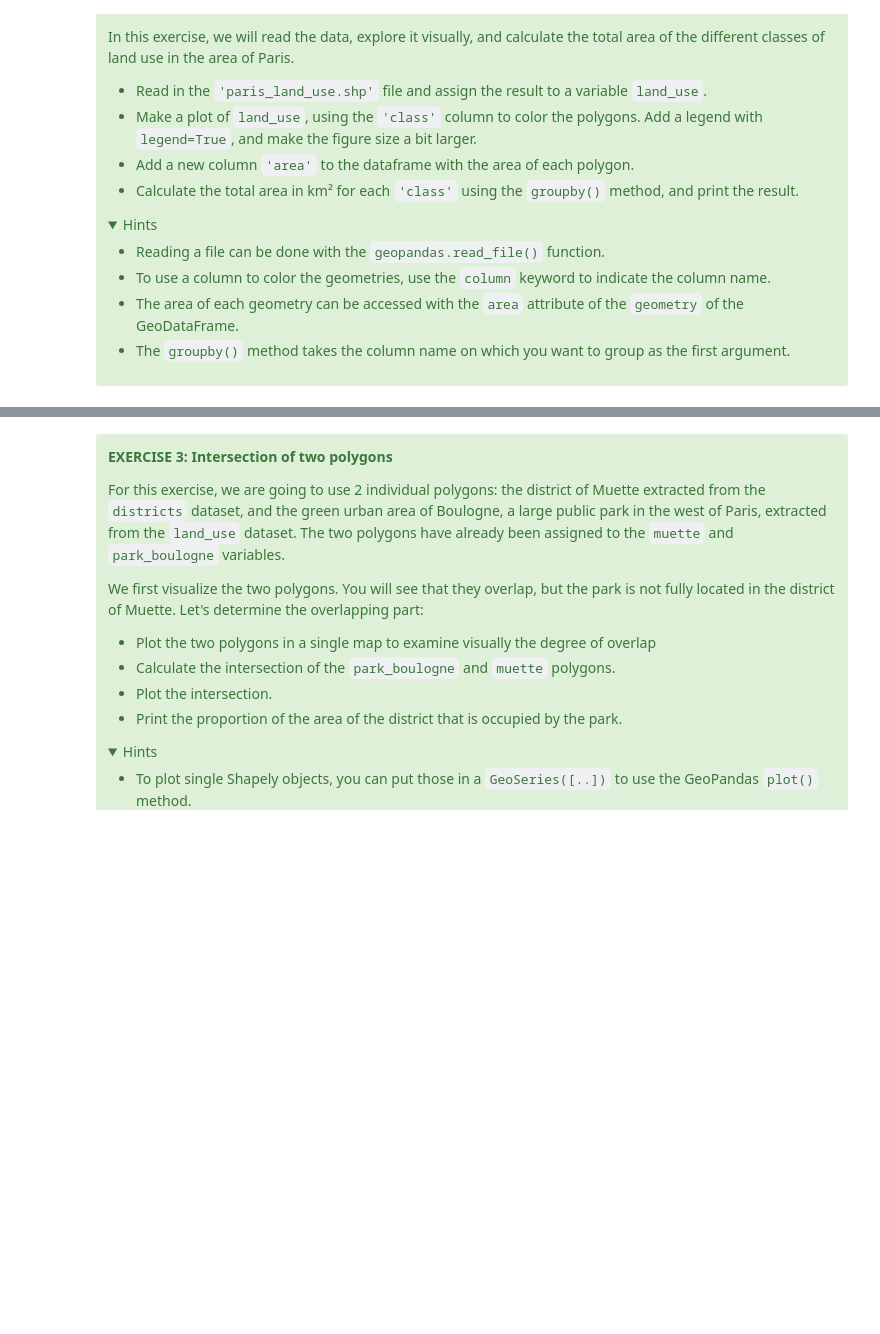
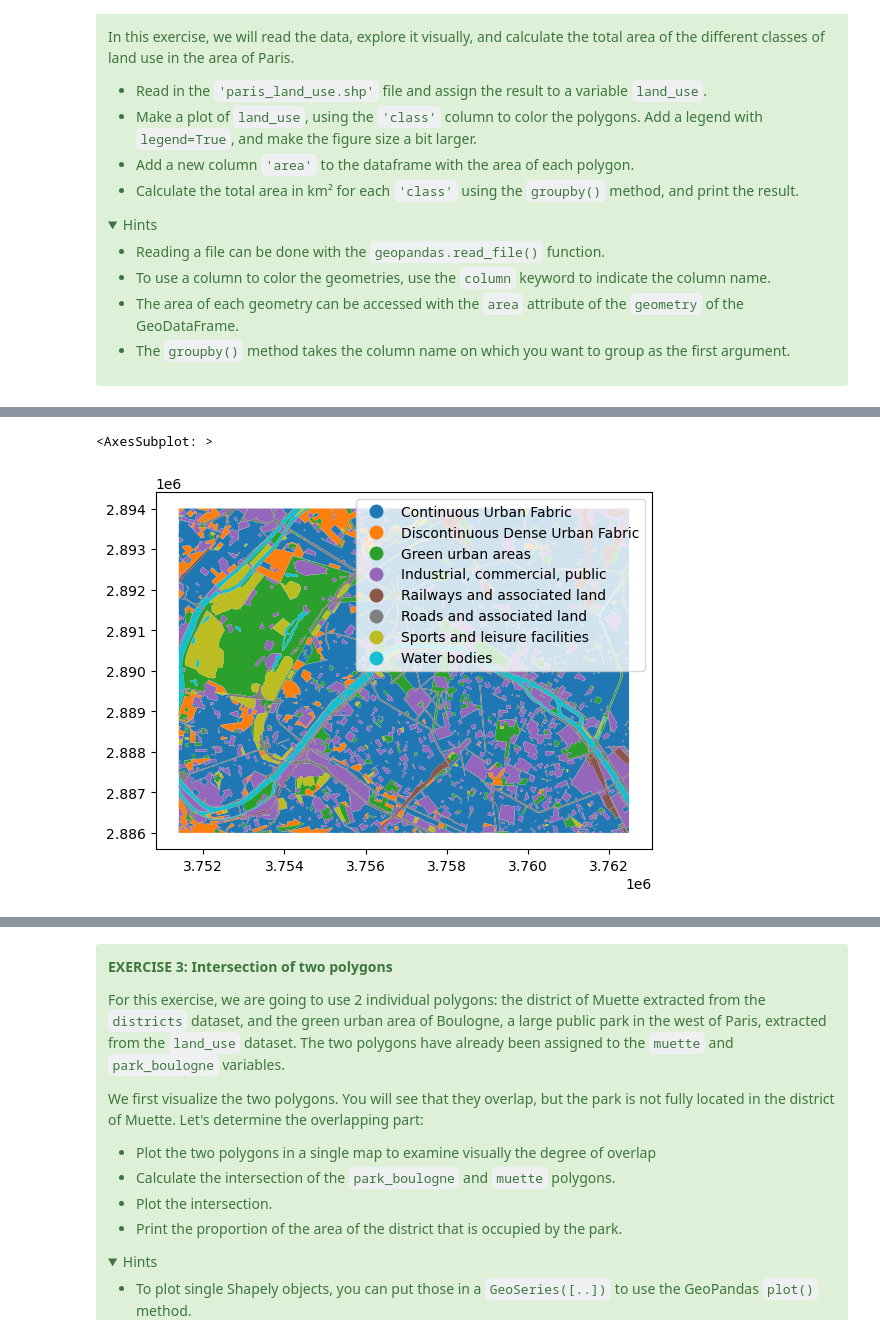
Before and after one commit to SYuGao/geopandas-tutorial, a Jupyter notebook: 04-spatial-operations-overlays.ipynb, the cells around one changed output, grey strips where cells are left out. Drawn from its saved outputs; the diff is of its cells as text; code cells hidden in the pictures; folded sections open; blank space fills up the shorter version.

```diff
--- a/04-spatial-operations-overlays.ipynb
+++ b/04-spatial-operations-overlays.ipynb
@@ -179,3 +308,6 @@ In this exercise, we will read the data, explore it visually, and calculate the
 </details>
 
 </div>
+# %%
+land_use = geopandas.read_file("data/paris_land_use.zip")
+land_use
@@ -181,0 +328,5 @@ In this exercise, we will read the data, explore it visually, and calculate the
+# %%
+land_use.plot(column='class', legend=True)
+# %% [output]
+<AxesSubplot: >
+[figure, added]
```
Also changed, not shown: parts of 48 cells of this notebook, 3 other files.
